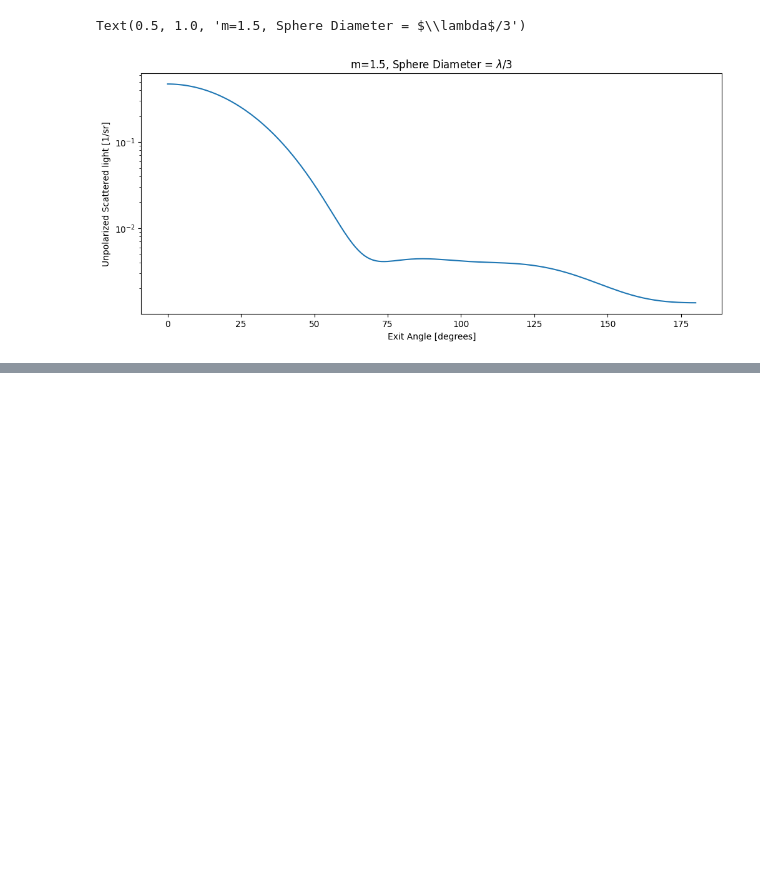
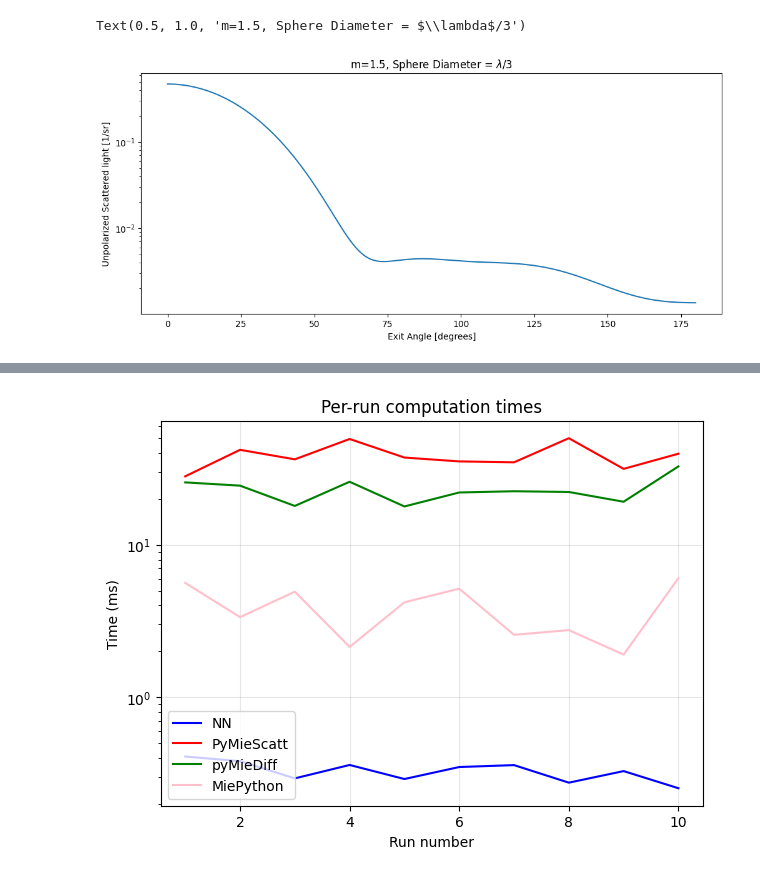
Before and after one commit to james-613/Modified_pyMieScatt_NN, a Jupyter notebook: onnx_script.ipynb, the cells around one changed output, grey strips where cells are left out. Drawn from its saved outputs; the diff is of its cells as text; code cells hidden in the pictures; blank space fills up the shorter version.

```diff
--- a/onnx_script.ipynb
+++ b/onnx_script.ipynb
@@ -649,3 +647,94 @@ plt.title(r"m=1.5, Sphere Diameter = $\lambda$/3")
 # %% [output]
 Text(0.5, 1.0, 'm=1.5, Sphere Diameter = $\\lambda$/3')
 [figure]
+# %%
+import time
+import PyMieScatt as ps
+# Test parameters
+n = 1.7
+k = 0.85
+wavelength = 500
+diameter = 800
+
+# Number of times to repeat each test (for averaging)
+N_RUNS = 10
+
+# Lists to store times
+nn_times = []
+pymiescatt_times = []
+pymiediff_times = []
+miepython_times = []
+
+rng = np.random.default_rng(seed=42)
+
+print(f"Running benchmark with {N_RUNS} repetitions per method...\n")
+
+for run in range(N_RUNS):
+    n = rng.uniform(1.0, 1.9)
+    k = rng.uniform(0.5, 1.0)
+    wavelength = rng.uniform(450, 650)
+    diameter = rng.uniform(100, 1200)
+    # --- Time NN prediction ---
+    start = time.time()
+    _ = predictor.predict(np.pi * diameter/ wavelength, n, k)
+    nn_times.append(time.time() - start)
+
+    # --- Time PyMieScatt ---
+    start = time.time()
+    m = complex(n, k)
+    theta, SL, SR, SU = ps.ScatteringFunction(
+        m, wavelength, diameter,
+        minAngle=0, maxAngle=180, angularResolution=1
+    )
+    pymiescatt_times.append(time.time() - start)
+
+    # --- Time pyMieDiff ---
+    start = time.time()
+    wl0 = torch.tensor([float(wavelength)])
+    k0 = 2 * torch.pi / wl0
+    p = pmd.Particle(
+        r_layers=[diameter/2],
+        mat_layers=[n + k*1j],
+        mat_env=1.00
+    )
+
+    theta_t = torch.arange(0, 181) * torch.pi/181
+    angle_scattering = p.get_angular_scattering(k0=k0, theta=theta_t)
+    pymiediff_times.append(time.time() - start)
+
+    # --- miepython ---
+    start = time.time()
+
+    m = n - k*1j          # refractive index, n=1.5, k=0.01
+    x = np.pi * diameter/ wavelength   # size parameter
+    theta = np.linspace(0, 180, 181)   # degrees, 0 = forward, 180 = backward
+    mu = np.cos(np.radians(theta))     # just cos(theta), same info, different variable
+
+    scat = mie.i_unpolarized(m, x, mu, norm = 'wiscombe')    # scattering intensity at each theta
+    miepython_times.append(time.time() - start)
+
+    print(f"Run {run+1}/{N_RUNS}: NN={nn_times[-1]*1000:.2f}ms  PyMieScatt={pymiescatt_times[-1]*1000:.2f}ms  pyMieDiff={pymiediff_times[-1]*1000:.2f}ms")
+
+# Summary stats
+print(f"\n--- Average times ---")
+print(f"NN:         {np.mean(nn_times)*1000:.2f} ms (±{np.std(nn_times)*1000:.2f} ms)")
+print(f"PyMieScatt: {np.mean(pymiescatt_times)*1000:.2f} ms (±{np.std(pymiescatt_times)*1000:.2f} ms)")
+print(f"pyMieDiff:  {np.mean(pymiediff_times)*1000:.2f} ms (±{np.std(pymiediff_times)*1000:.2f} ms)")
+print(f"MiePython:  {np.mean(miepython_times)*1000:.2f} ms (±{np.std(miepython_times)*1000:.2f} ms)")
+# Plot
+fig, axes = plt.subplots(figsize=(7, 5))
+
+# Left: time series of each run
+axes.plot(range(1, N_RUNS+1), [t*1000 for t in nn_times], label='NN', color='blue')
+axes.plot(range(1, N_RUNS+1), [t*1000 for t in pymiescatt_times], label='PyMieScatt', color='red')
+axes.plot(range(1, N_RUNS+1), [t*1000 for t in pymiediff_times], label='pyMieDiff', color='green')
+axes.plot(range(1, N_RUNS+1), [t*1000 for t in miepython_times], label='MiePython', color='pink')
+axes.set_xlabel('Run number')
+axes.set_ylabel('Time (ms)')
+axes.set_title('Per-run computation times')
+axes.set_yscale('log')
+axes.legend()
+axes.grid(True, alpha=0.3)
+
+plt.show()
+# %% [output]
@@ -651,0 +759 @@ Text(0.5, 1.0, 'm=1.5, Sphere Diameter = $\\lambda$/3')
+[figure, added]
```
Also changed, not shown: parts of 8 cells of this notebook, 2 other files.
